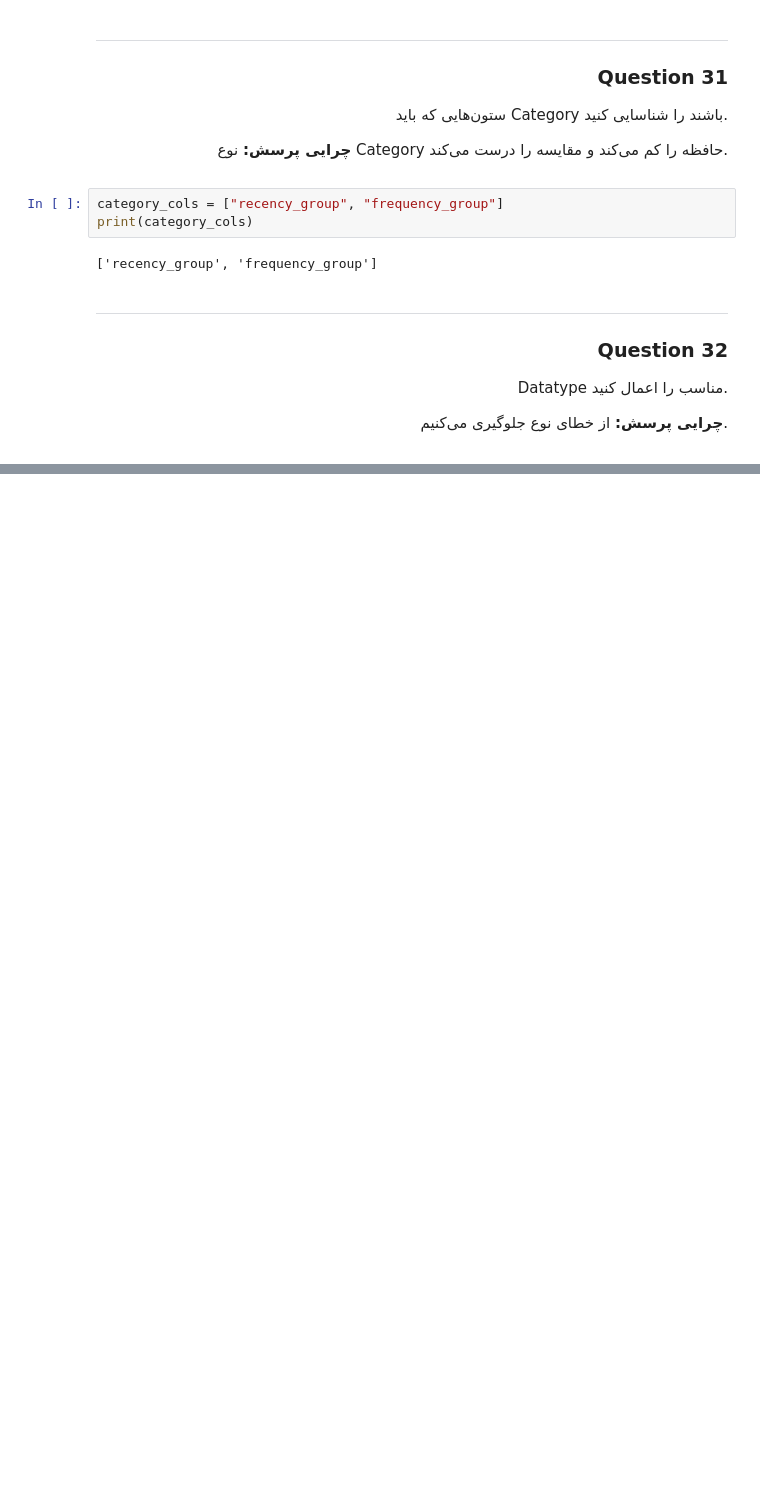
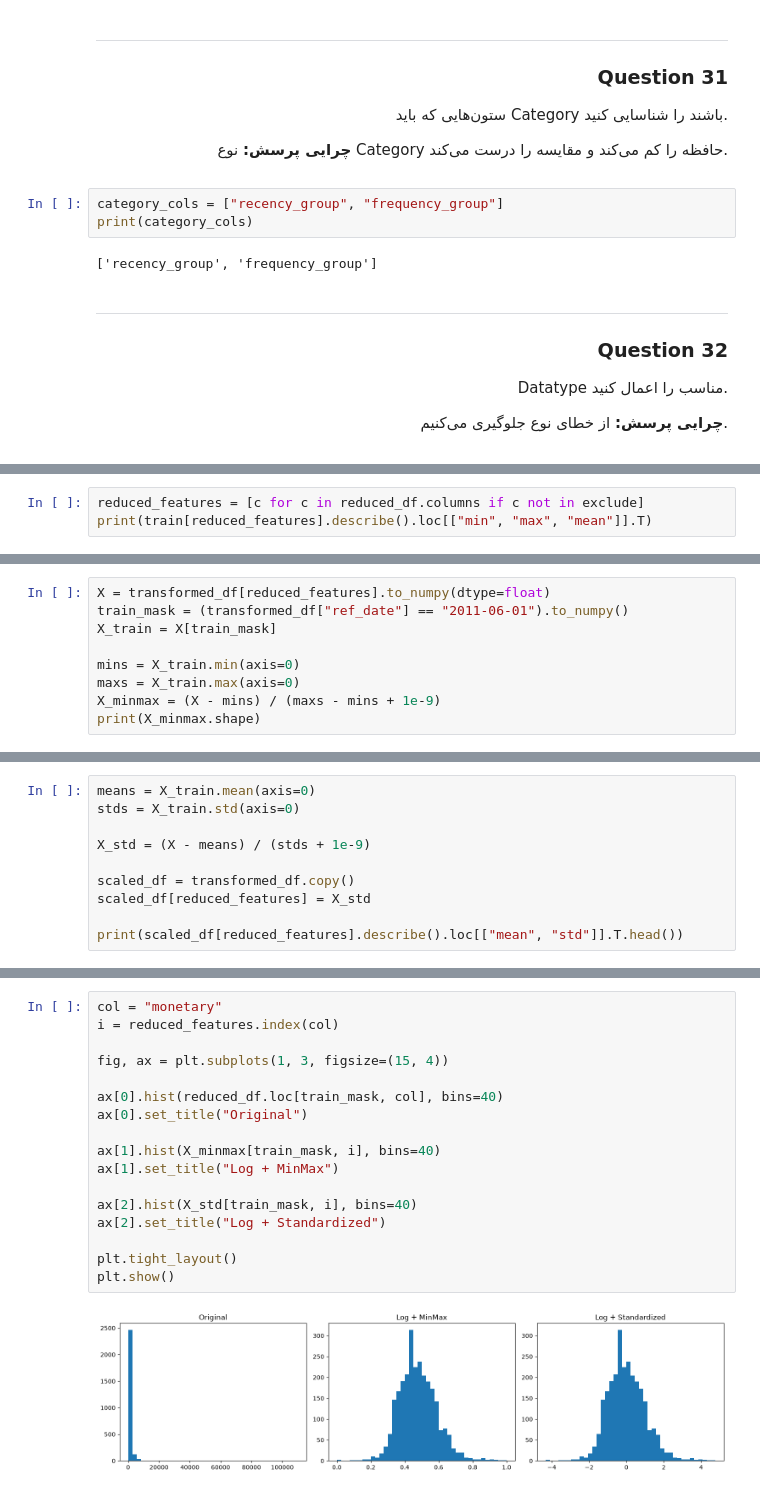
Before and after one commit to matinkellari/Data-Mining-OnlineShope, a Jupyter notebook: 3. Data Preparation/main.ipynb, the cells around one changed output, grey strips where cells are left out. Cells and saved outputs as stored; diff of their text form; blank space fills up the shorter version.

```diff
--- a/3. Data Preparation/main.ipynb
+++ b/3. Data Preparation/main.ipynb
@@ -1099,0 +1385,3 @@ Datatype مناسب را اعمال کنید.
+# %%
+reduced_features = [c for c in reduced_df.columns if c not in exclude]
+print(train[reduced_features].describe().loc[["min", "max", "mean"]].T)
@@ -1099,0 +1444,9 @@ Datatype مناسب را اعمال کنید.
+# %%
+X = transformed_df[reduced_features].to_numpy(dtype=float)
+train_mask = (transformed_df["ref_date"] == "2011-06-01").to_numpy()
+X_train = X[train_mask]
+
+mins = X_train.min(axis=0)
+maxs = X_train.max(axis=0)
+X_minmax = (X - mins) / (maxs - mins + 1e-9)
+print(X_minmax.shape)
@@ -1099,0 +1466,10 @@ Datatype مناسب را اعمال کنید.
+# %%
+means = X_train.mean(axis=0)
+stds = X_train.std(axis=0)
+
+X_std = (X - means) / (stds + 1e-9)
+
+scaled_df = transformed_df.copy()
+scaled_df[reduced_features] = X_std
+
+print(scaled_df[reduced_features].describe().loc[["mean", "std"]].T.head())
@@ -1099,0 +1494,19 @@ Datatype مناسب را اعمال کنید.
+# %%
+col = "monetary"
+i = reduced_features.index(col)
+
+fig, ax = plt.subplots(1, 3, figsize=(15, 4))
+
+ax[0].hist(reduced_df.loc[train_mask, col], bins=40)
+ax[0].set_title("Original")
+
+ax[1].hist(X_minmax[train_mask, i], bins=40)
+ax[1].set_title("Log + MinMax")
+
+ax[2].hist(X_std[train_mask, i], bins=40)
+ax[2].set_title("Log + Standardized")
+
+plt.tight_layout()
+plt.show()
+# %% [output]
+[figure, added]
```
Also changed, not shown: parts of 40 cells of this notebook, 2 other files.
